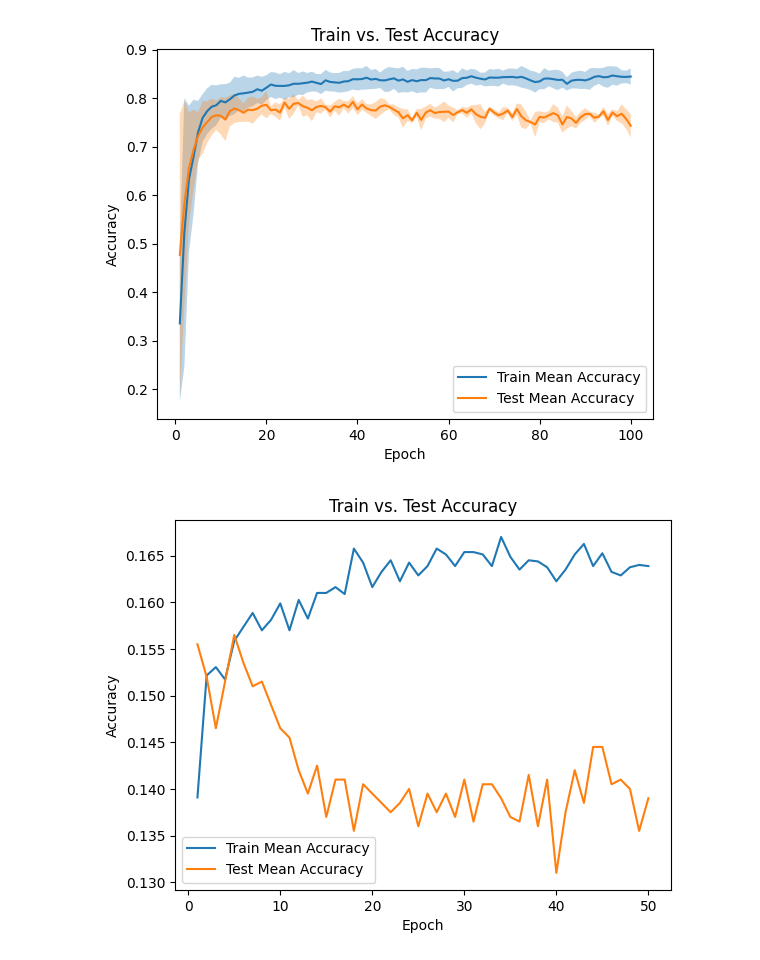
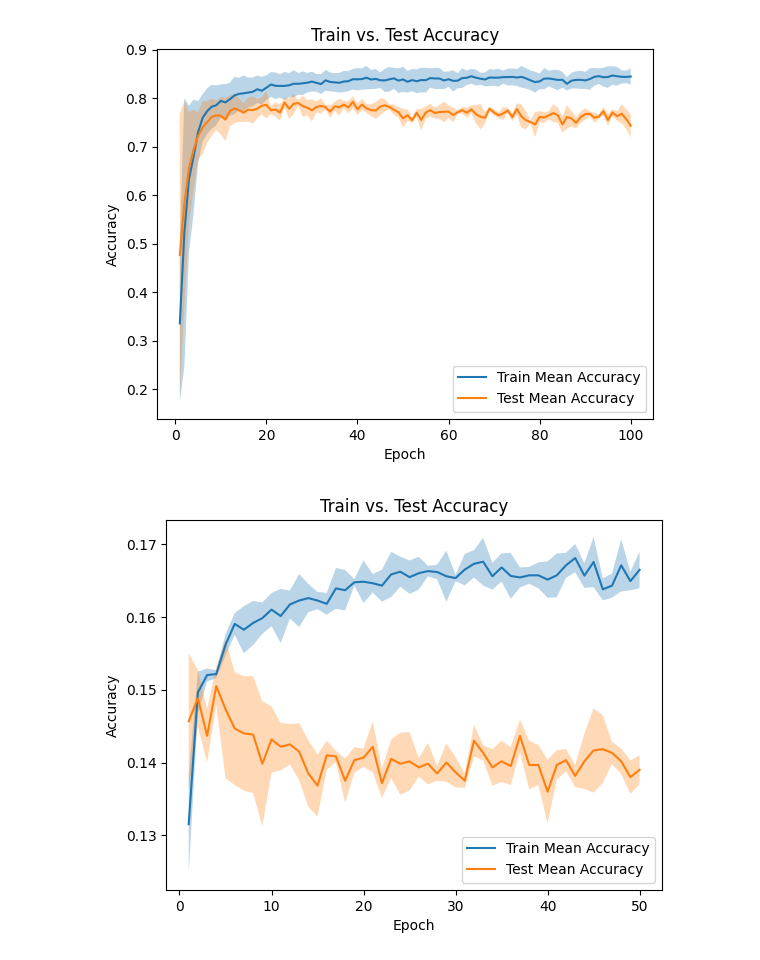
Before and after one commit to nabilasiregar/emergent-communication, a Jupyter notebook: analysis/plot.ipynb, the cells around one changed output. Saved outputs shown, nothing was run; the diff lists cells and outputs as text; code cells hidden in the pictures.

```diff
--- a/analysis/plot.ipynb
+++ b/analysis/plot.ipynb
@@ -71,8 +71,10 @@ plot_accuracy_over_epochs(run_dirs)
 # %%
 run_dirs = {
     42: 'logs/baseline_human_gs_seed42_20250522_003034',
+    2025: 'logs/baseline_human_gs_seed2025_20250522_005536',
+    123: 'logs/baseline_human_gs_seed123_20250522_011314'
 }
 
 plot_accuracy_over_epochs(run_dirs)
 # %% [output]
-[figure, old version]
+[figure, new version]
```
Also changed, not shown: 3 other files.
